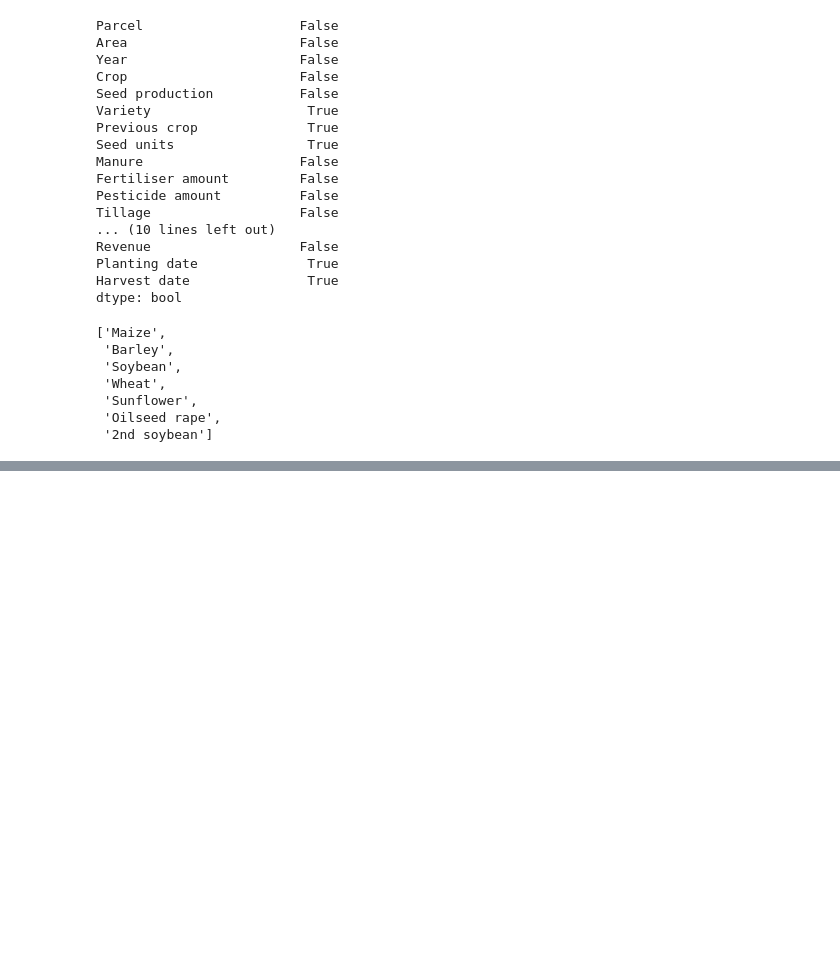
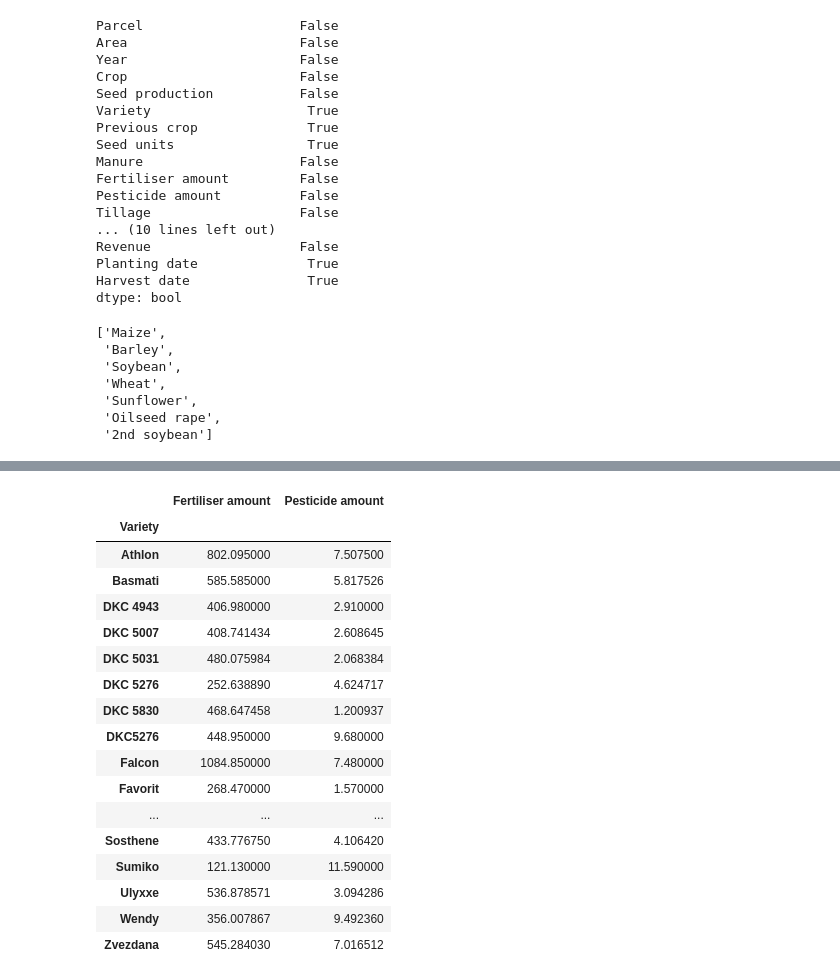
Before and after one commit to AndreaM1996/Project5, a Jupyter notebook: Project5.ipynb, the cells around one changed output, grey strips where cells are left out. Cells and saved outputs as stored; diff of their text form; code cells hidden in the pictures; blank space fills up the shorter version.

```diff
--- a/Project5.ipynb
+++ b/Project5.ipynb
@@ -257,7 +434,26 @@ ranked_p
 # %%
-grouped_fp_byvar = newd[['Fertiliser amount','Pesticide amount']].groupby(newd['Variety'])
+grouped_fp_byvar = data[['Fertiliser amount','Pesticide amount']].groupby(data['Variety'])
 fp_byvar_mean = grouped_fp_byvar.mean()
 fp_byvar_mean
+# %% [output]
+|  | Fertiliser amount | Pesticide amount |
+| Variety |  |  |
+| Athlon | 802.095000 | 7.507500 |
+| Basmati | 585.585000 | 5.817526 |
+| DKC 4943 | 406.980000 | 2.910000 |
+| DKC 5007 | 408.741434 | 2.608645 |
+| DKC 5031 | 480.075984 | 2.068384 |
+| DKC 5276 | 252.638890 | 4.624717 |
+| DKC 5830 | 468.647458 | 1.200937 |
+| DKC5276 | 448.950000 | 9.680000 |
+| Falcon | 1084.850000 | 7.480000 |
+| Favorit | 268.470000 | 1.570000 |
+| ... | ... | ... |
+| Sosthene | 433.776750 | 4.106420 |
+| Sumiko | 121.130000 | 11.590000 |
+| Ulyxxe | 536.878571 | 3.094286 |
+| Wendy | 356.007867 | 9.492360 |
+| Zvezdana | 545.284030 | 7.016512 |
 # %%
 top3_var = fp_byvar_mean.sort_values(by=['Pesticide amount'],ascending=True)[:3]
 top3_var
```
Also changed, not shown: parts of 29 cells of this notebook.
